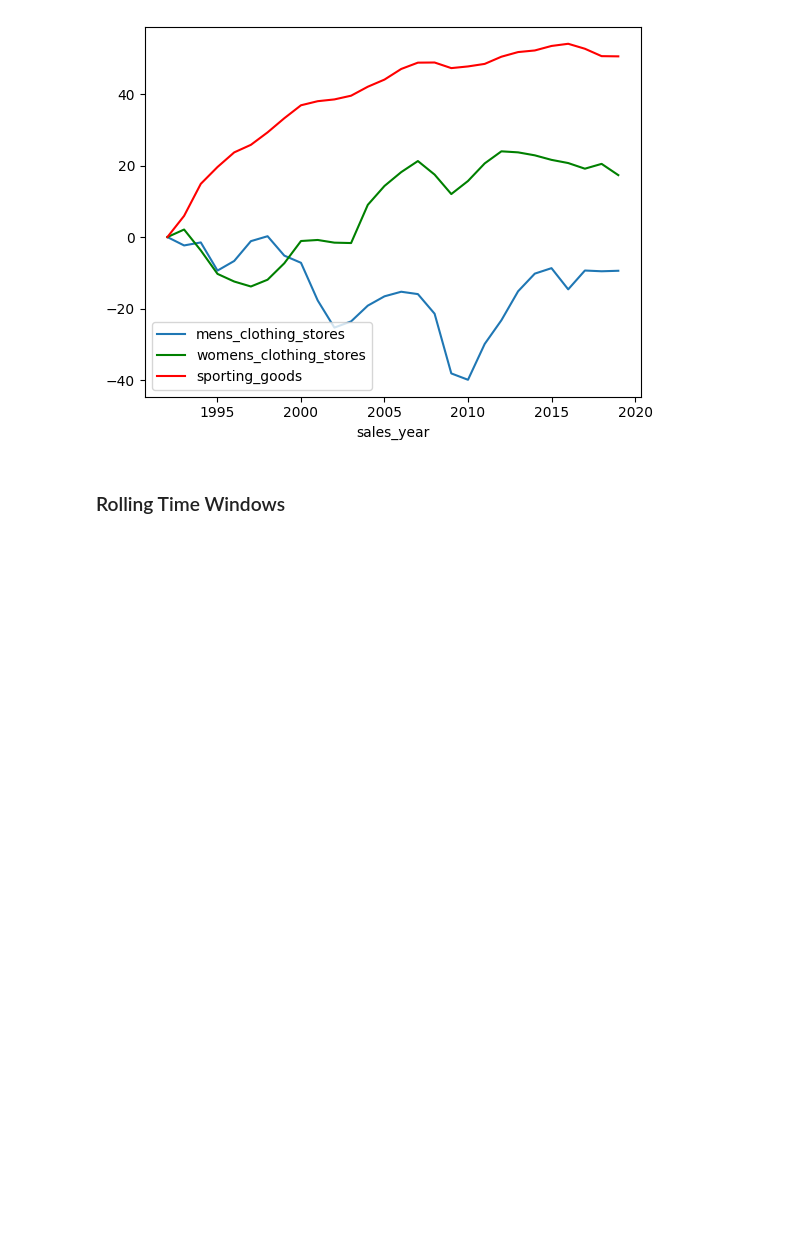
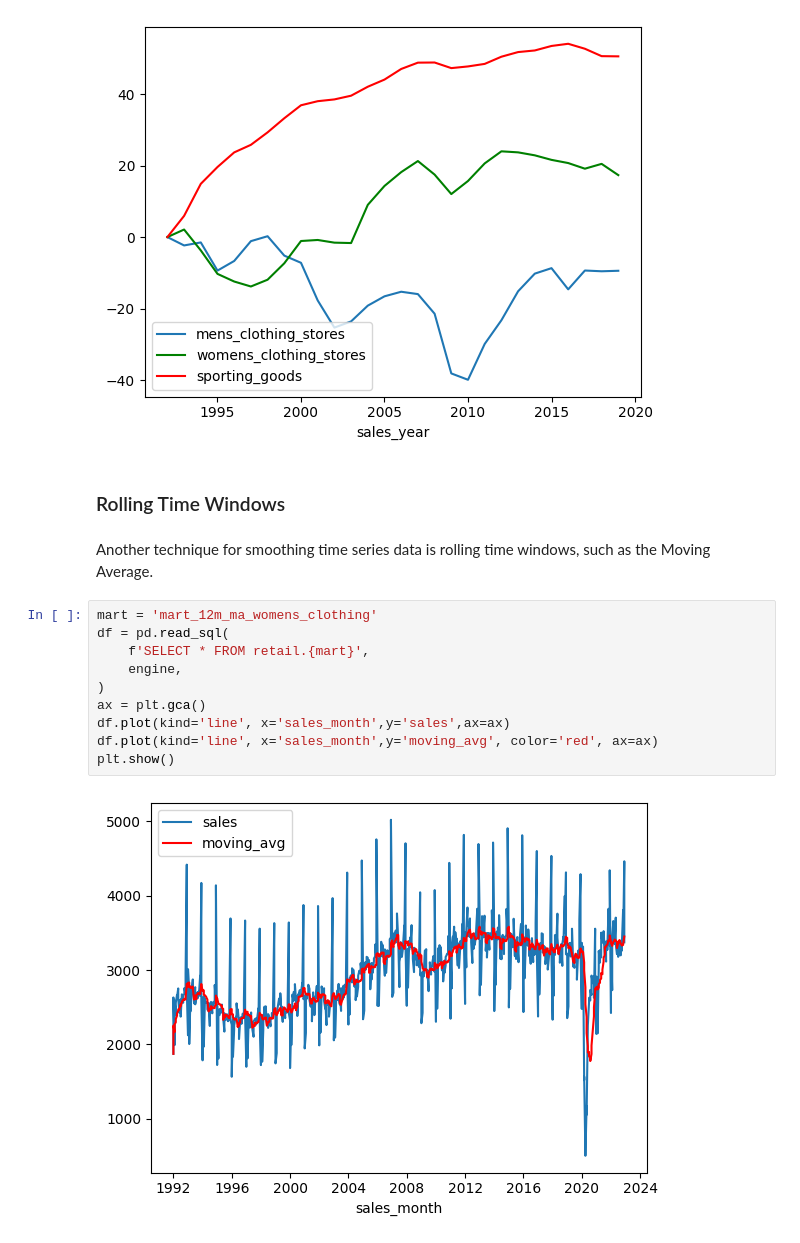
Before and after one commit to LouisYC123/north-america-retail-data-analysis, a Jupyter notebook: dbt/dbt_project/visualisations/analysis.ipynb, the cells around one changed output. Saved outputs shown, nothing was run; the diff lists cells and outputs as text; blank space fills up the shorter version.

```diff
--- a/dbt/dbt_project/visualisations/analysis.ipynb
+++ b/dbt/dbt_project/visualisations/analysis.ipynb
@@ -137,3 +137,17 @@ plt.show()
 [figure]
 # %% [markdown]
 ### Rolling Time Windows
+# %% [markdown]
+Another technique for smoothing time series data is rolling time windows, such as the Moving Average.
+# %%
+mart = 'mart_12m_ma_womens_clothing'
+df = pd.read_sql(
+    f'SELECT * FROM retail.{mart}',
+    engine,
+)
+ax = plt.gca()
+df.plot(kind='line', x='sales_month',y='sales',ax=ax)
+df.plot(kind='line', x='sales_month',y='moving_avg', color='red', ax=ax)
+plt.show()
+# %% [output]
+[figure, added]
```
Also changed, not shown: parts of 3 cells of this notebook, 1 other file.
